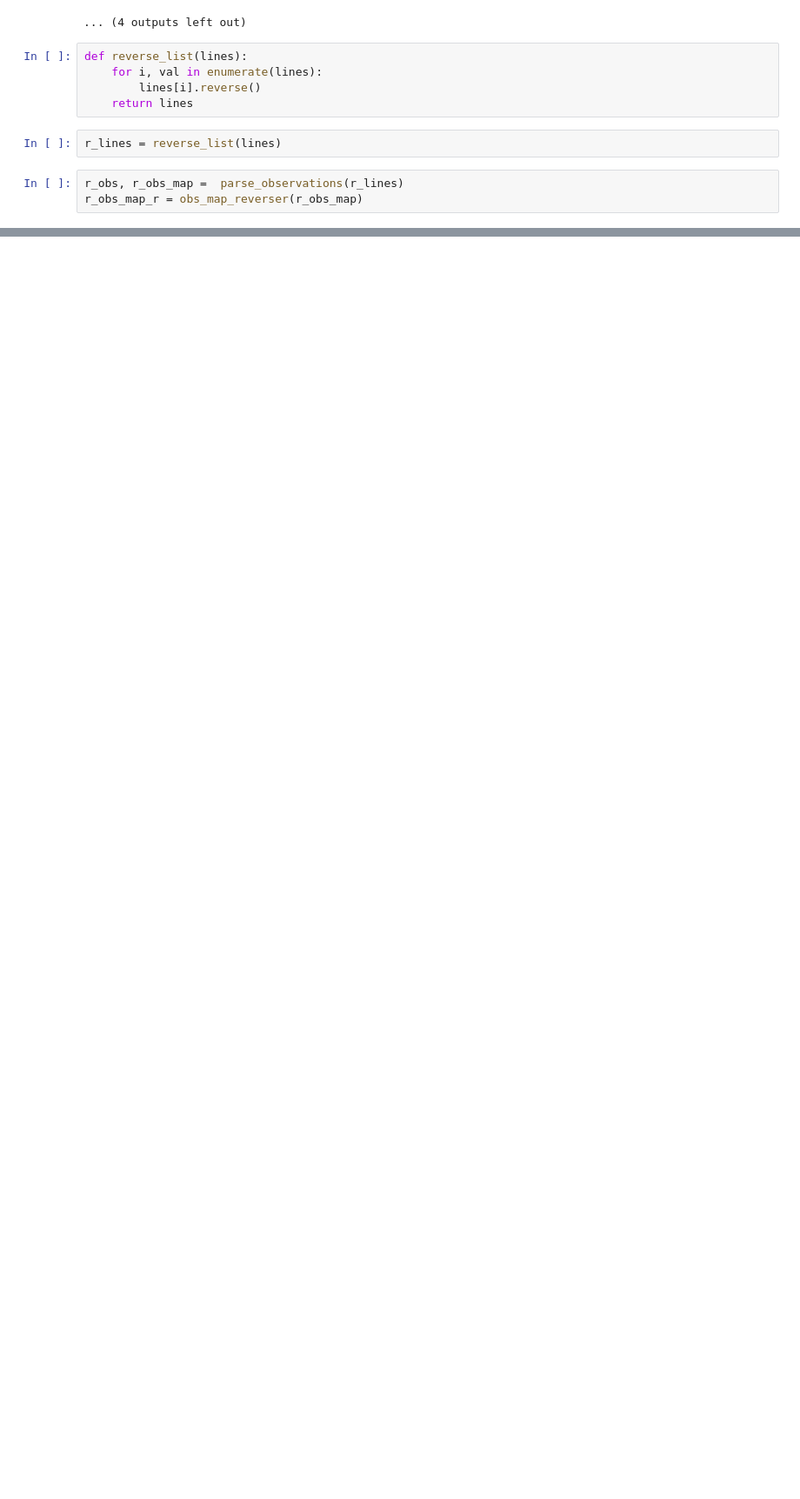
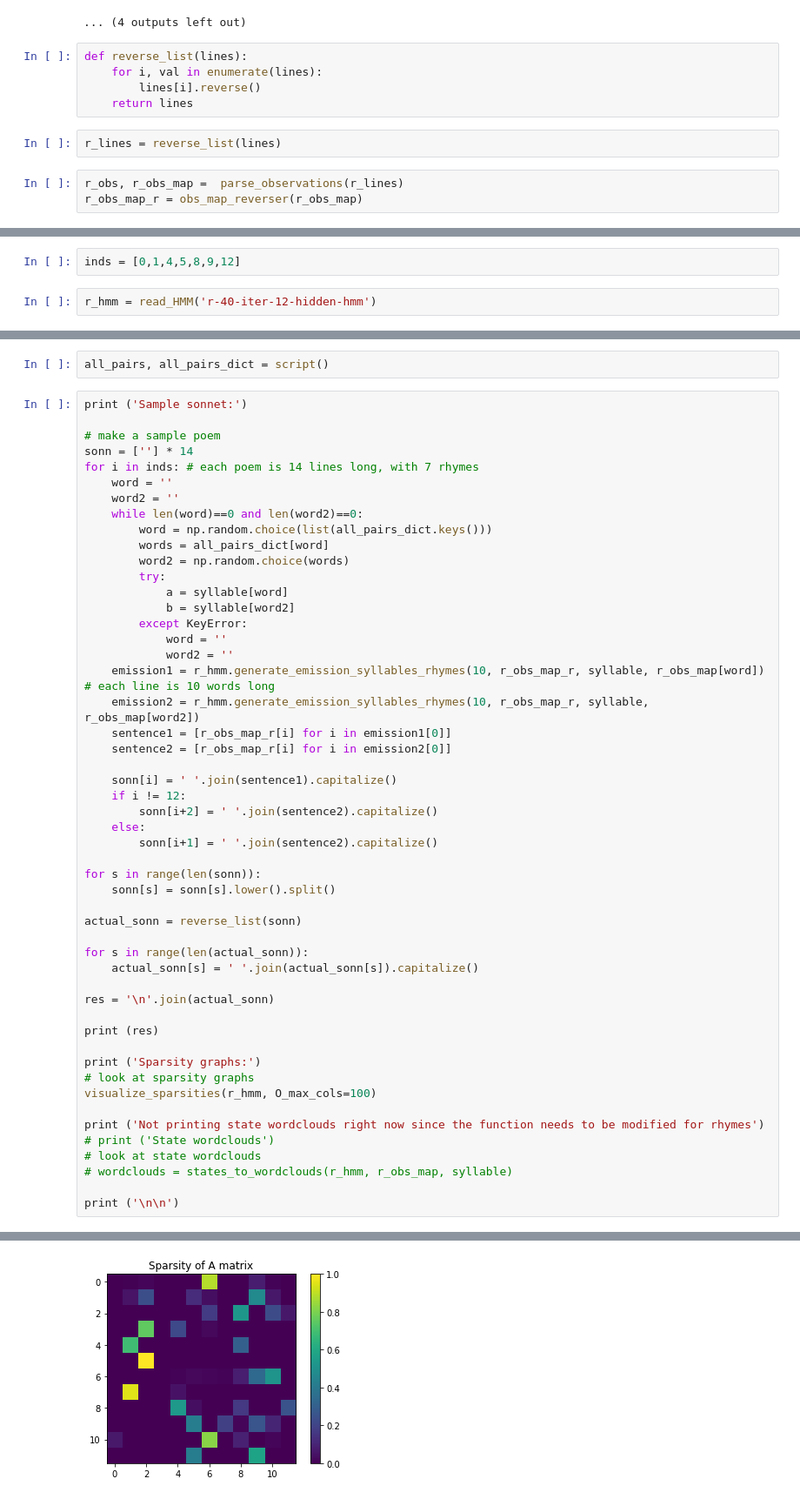
Before and after one commit to maria93101/cs155-hmm_poems, a Jupyter notebook: full_models.ipynb, the cells around one changed output, grey strips where cells are left out. Shown: that part at 87% size. Cells and saved outputs as stored; diff of their text form; blank space fills up the shorter version.

Commit message:
Train reversed 12 states 40 iters

```diff
--- a/full_models.ipynb
+++ b/full_models.ipynb
@@ -265,0 +282,4 @@ merp 0
+# %%
+inds = [0,1,4,5,8,9,12]
+# %%
+r_hmm = read_HMM('r-40-iter-12-hidden-hmm')
@@ -265,0 +368,54 @@ merp 0
+# %%
+all_pairs, all_pairs_dict = script()
+# %%
+print ('Sample sonnet:')
+
+# make a sample poem
+sonn = [''] * 14
+for i in inds: # each poem is 14 lines long, with 7 rhymes
+    word = ''
+    word2 = ''
+    while len(word)==0 and len(word2)==0:
+        word = np.random.choice(list(all_pairs_dict.keys()))
+        words = all_pairs_dict[word]
+        word2 = np.random.choice(words)
+        try:
+            a = syllable[word]
+            b = syllable[word2]
+        except KeyError:
+            word = ''
+            word2 = ''
+    emission1 = r_hmm.generate_emission_syllables_rhymes(10, r_obs_map_r, syllable, r_obs_map[word]) # each line is 10 words long
+    emission2 = r_hmm.generate_emission_syllables_rhymes(10, r_obs_map_r, syllable, r_obs_map[word2])
+    sentence1 = [r_obs_map_r[i] for i in emission1[0]]
+    sentence2 = [r_obs_map_r[i] for i in emission2[0]]
+
+    sonn[i] = ' '.join(sentence1).capitalize()
+    if i != 12:
+        sonn[i+2] = ' '.join(sentence2).capitalize()
+    else:
+        sonn[i+1] = ' '.join(sentence2).capitalize()
+
+for s in range(len(sonn)):
+    sonn[s] = sonn[s].lower().split()
+
+actual_sonn = reverse_list(sonn)
+
+for s in range(len(actual_sonn)):
+    actual_sonn[s] = ' '.join(actual_sonn[s]).capitalize()
+
+res = '\n'.join(actual_sonn)
+
+print (res)
+
+print ('Sparsity graphs:')
+# look at sparsity graphs
+visualize_sparsities(r_hmm, O_max_cols=100)
+
+print ('Not printing state wordclouds right now since the function needs to be modified for rhymes')
+# print ('State wordclouds')
+# look at state wordclouds
+# wordclouds = states_to_wordclouds(r_hmm, r_obs_map, syllable)
+
+print ('\n\n')
+# %% [output]
@@ -265,0 +438 @@ merp 0
+[figure, added]
```
Also changed, not shown: parts of 3 cells of this notebook, 1 other file.
